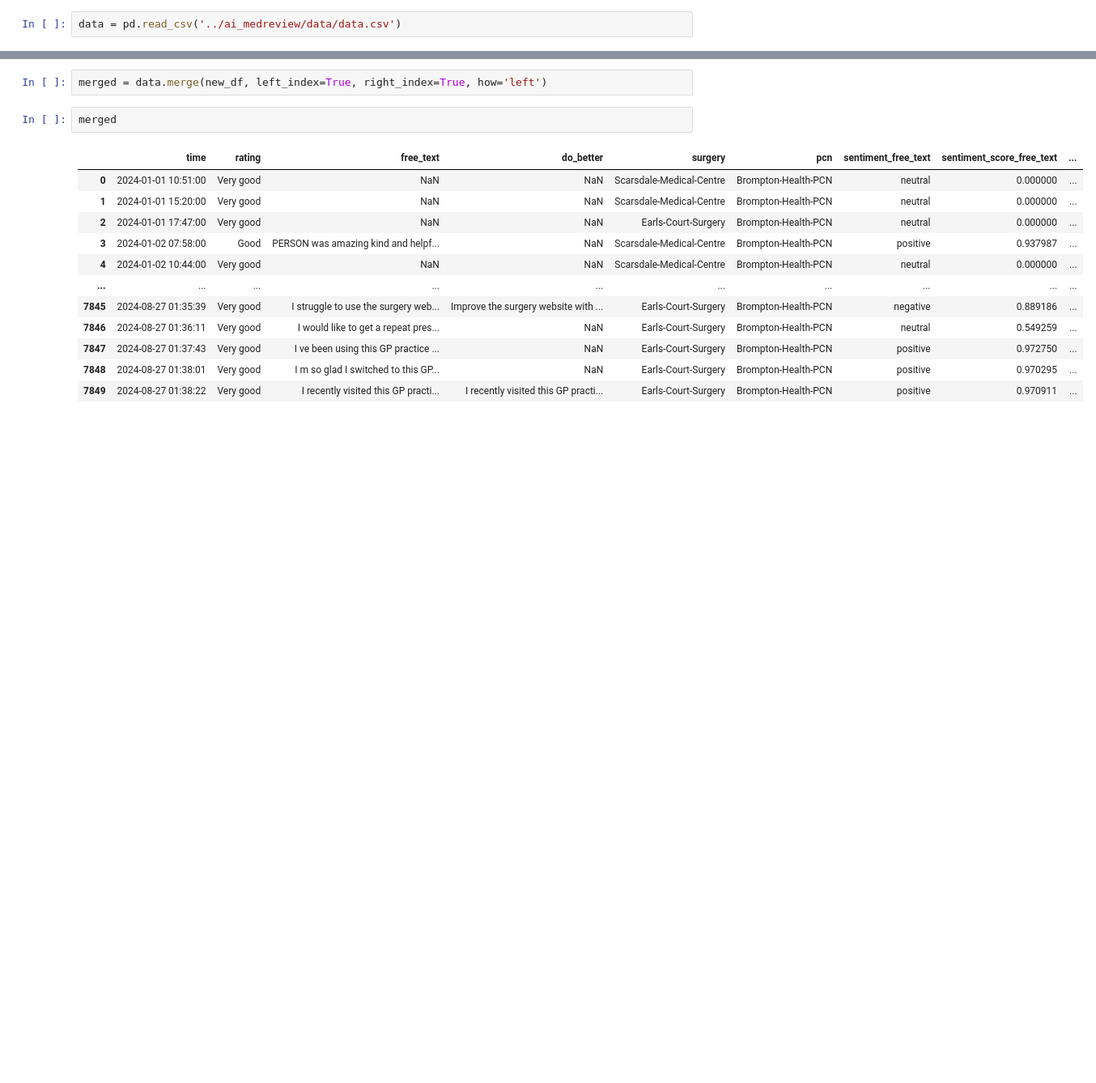
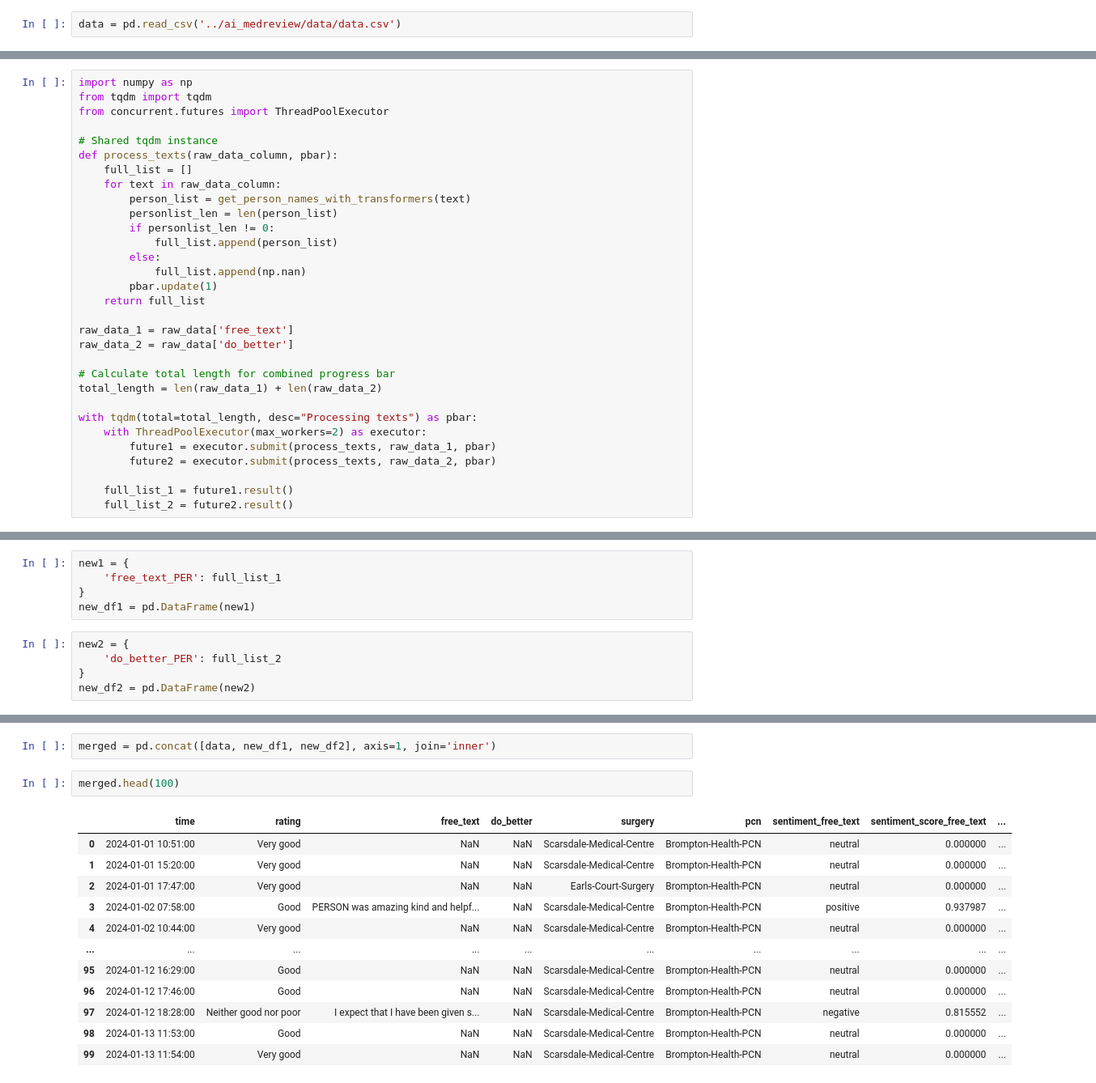
Before and after one commit to janduplessis883/ai-medreview, a Jupyter notebook: notebooks/Naming STAFF.ipynb, the cells around one changed output, grey strips where cells are left out. Shown at 81% size. Saved outputs shown, nothing was run; the diff lists cells and outputs as text; blank space fills up the shorter version.

```diff
--- a/notebooks/Naming STAFF.ipynb
+++ b/notebooks/Naming STAFF.ipynb
@@ -110,0 +87,31 @@ new_df = pd.DataFrame(new)
+# %%
+import numpy as np
+from tqdm import tqdm
+from concurrent.futures import ThreadPoolExecutor
+
+# Shared tqdm instance
+def process_texts(raw_data_column, pbar):
+    full_list = []
+    for text in raw_data_column:
+        person_list = get_person_names_with_transformers(text)
+        personlist_len = len(person_list)
+        if personlist_len != 0:
+            full_list.append(person_list)
+        else:
+            full_list.append(np.nan)
+        pbar.update(1)
+    return full_list
+
+raw_data_1 = raw_data['free_text']
+raw_data_2 = raw_data['do_better']
+
+# Calculate total length for combined progress bar
+total_length = len(raw_data_1) + len(raw_data_2)
+
+with tqdm(total=total_length, desc="Processing texts") as pbar:
+    with ThreadPoolExecutor(max_workers=2) as executor:
+        future1 = executor.submit(process_texts, raw_data_1, pbar)
+        future2 = executor.submit(process_texts, raw_data_2, pbar)
+
+    full_list_1 = future1.result()
+    full_list_2 = future2.result()
@@ -111 +126,11 @@ new_df = pd.DataFrame(new)
+# %%
+new1 = {
+    'free_text_PER': full_list_1
+}
+new_df1 = pd.DataFrame(new1)
+# %%
+new2 = {
+    'do_better_PER': full_list_2
+}
+new_df2 = pd.DataFrame(new2)
 # %%
@@ -124,17 +149,17 @@ new_df.shape
 # %%
-merged = data.merge(new_df, left_index=True, right_index=True, how='left')
+merged = pd.concat([data, new_df1, new_df2], axis=1, join='inner')
 # %%
-merged
+merged.head(100)
 # %% [output]
 |  | time | rating | free_text | do_better | surgery | pcn | sentiment_free_text | sentiment_score_free_text | ... |
 | 0 | 2024-01-01 10:51:00 | Very good | NaN | NaN | Scarsdale-Medical-Centre | Brompton-Health-PCN | neutral | 0.000000 | ... |
 | 1 | 2024-01-01 15:20:00 | Very good | NaN | NaN | Scarsdale-Medical-Centre | Brompton-Health-PCN | neutral | 0.000000 | ... |
 | 2 | 2024-01-01 17:47:00 | Very good | NaN | NaN | Earls-Court-Surgery | Brompton-Health-PCN | neutral | 0.000000 | ... |
 | 3 | 2024-01-02 07:58:00 | Good | PERSON was amazing kind and helpf... | NaN | Scarsdale-Medical-Centre | Brompton-Health-PCN | positive | 0.937987 | ... |
 | 4 | 2024-01-02 10:44:00 | Very good | NaN | NaN | Scarsdale-Medical-Centre | Brompton-Health-PCN | neutral | 0.000000 | ... |
 | ... | ... | ... | ... | ... | ... | ... | ... | ... | ... |
-| 7845 | 2024-08-27 01:35:39 | Very good | I struggle to use the surgery web... | Improve the surgery website with ... | Earls-Court-Surgery | Brompton-Health-PCN | negative | 0.889186 | ... |
-| 7846 | 2024-08-27 01:36:11 | Very good | I would like to get a repeat pres... | NaN | Earls-Court-Surgery | Brompton-Health-PCN | neutral | 0.549259 | ... |
-| 7847 | 2024-08-27 01:37:43 | Very good | I ve been using this GP practice ... | NaN | Earls-Court-Surgery | Brompton-Health-PCN | positive | 0.972750 | ... |
-| 7848 | 2024-08-27 01:38:01 | Very good | I m so glad I switched to this GP... | NaN | Earls-Court-Surgery | Brompton-Health-PCN | positive | 0.970295 | ... |
-| 7849 | 2024-08-27 01:38:22 | Very good | I recently visited this GP practi... | I recently visited this GP practi... | Earls-Court-Surgery | Brompton-Health-PCN | positive | 0.970911 | ... |
+| 95 | 2024-01-12 16:29:00 | Good | NaN | NaN | Scarsdale-Medical-Centre | Brompton-Health-PCN | neutral | 0.000000 | ... |
+| 96 | 2024-01-12 17:46:00 | Good | NaN | NaN | Scarsdale-Medical-Centre | Brompton-Health-PCN | neutral | 0.000000 | ... |
+| 97 | 2024-01-12 18:28:00 | Neither good nor poor | I expect that I have been given s... | NaN | Scarsdale-Medical-Centre | Brompton-Health-PCN | negative | 0.815552 | ... |
+| 98 | 2024-01-13 11:53:00 | Good | NaN | NaN | Scarsdale-Medical-Centre | Brompton-Health-PCN | neutral | 0.000000 | ... |
+| 99 | 2024-01-13 11:54:00 | Very good | NaN | NaN | Scarsdale-Medical-Centre | Brompton-Health-PCN | neutral | 0.000000 | ... |
```
Also changed, not shown: parts of 21 cells of this notebook, 4 other files.
